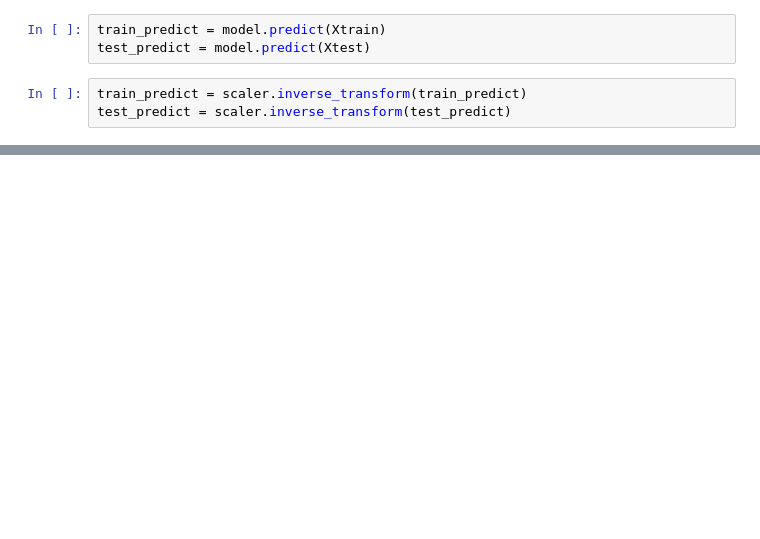
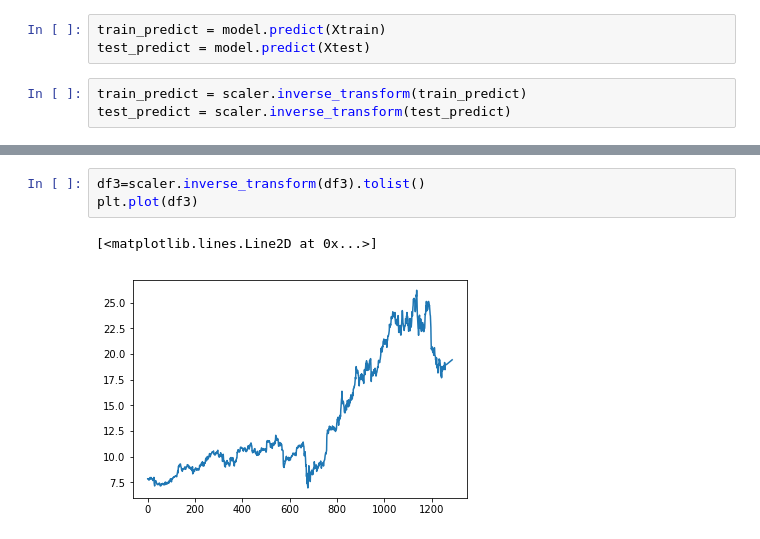
Before and after one commit to neel2306/time-series, a Jupyter notebook: training.ipynb, the cells around one changed output, grey strips where cells are left out. Cells and saved outputs as stored; diff of their text form; blank space fills up the shorter version.

```diff
--- a/training.ipynb
+++ b/training.ipynb
@@ -268,0 +374,6 @@ plt.plot(closeDF['Close'])
+# %%
+df3=scaler.inverse_transform(df3).tolist()
+plt.plot(df3)
+# %% [output]
+[<matplotlib.lines.Line2D at 0x...>]
+[figure, added]
```
Also changed, not shown: parts of 24 cells of this notebook, 6 other files.
